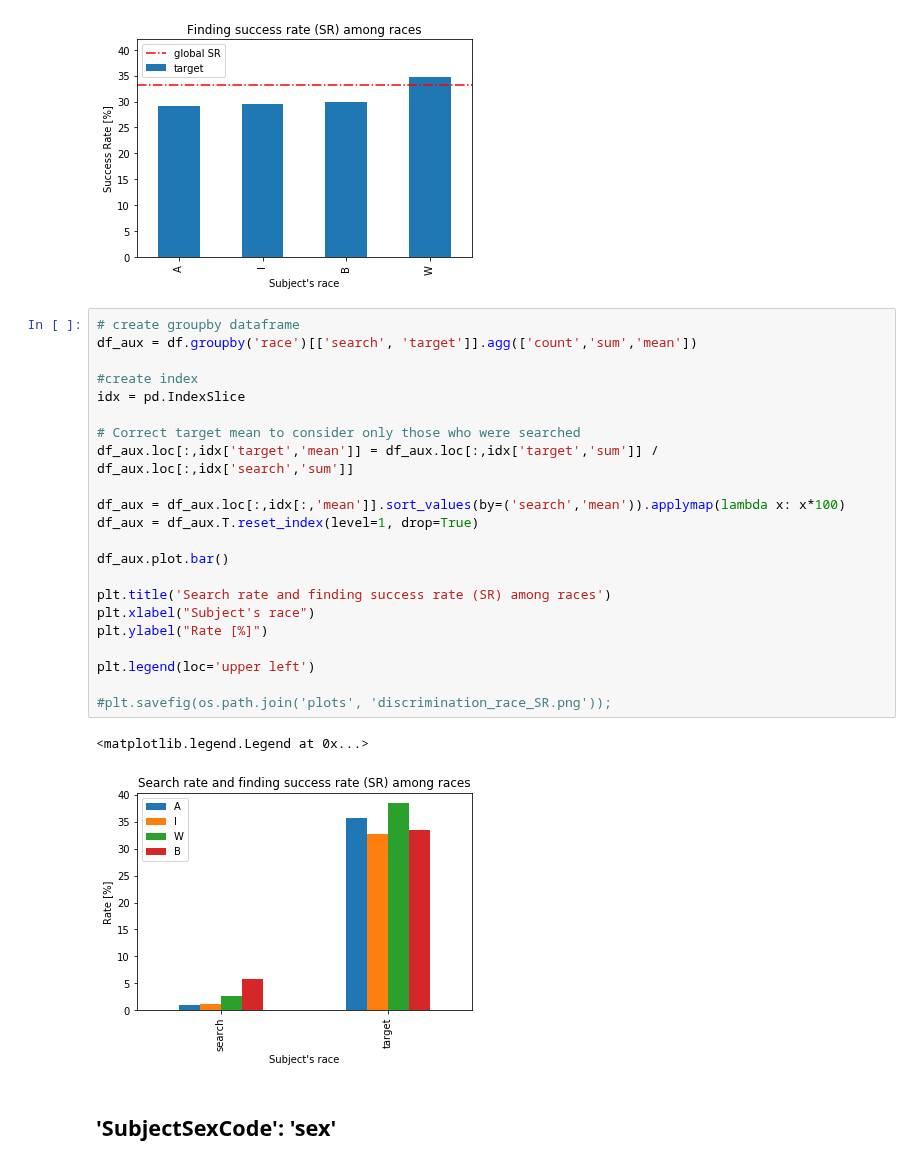
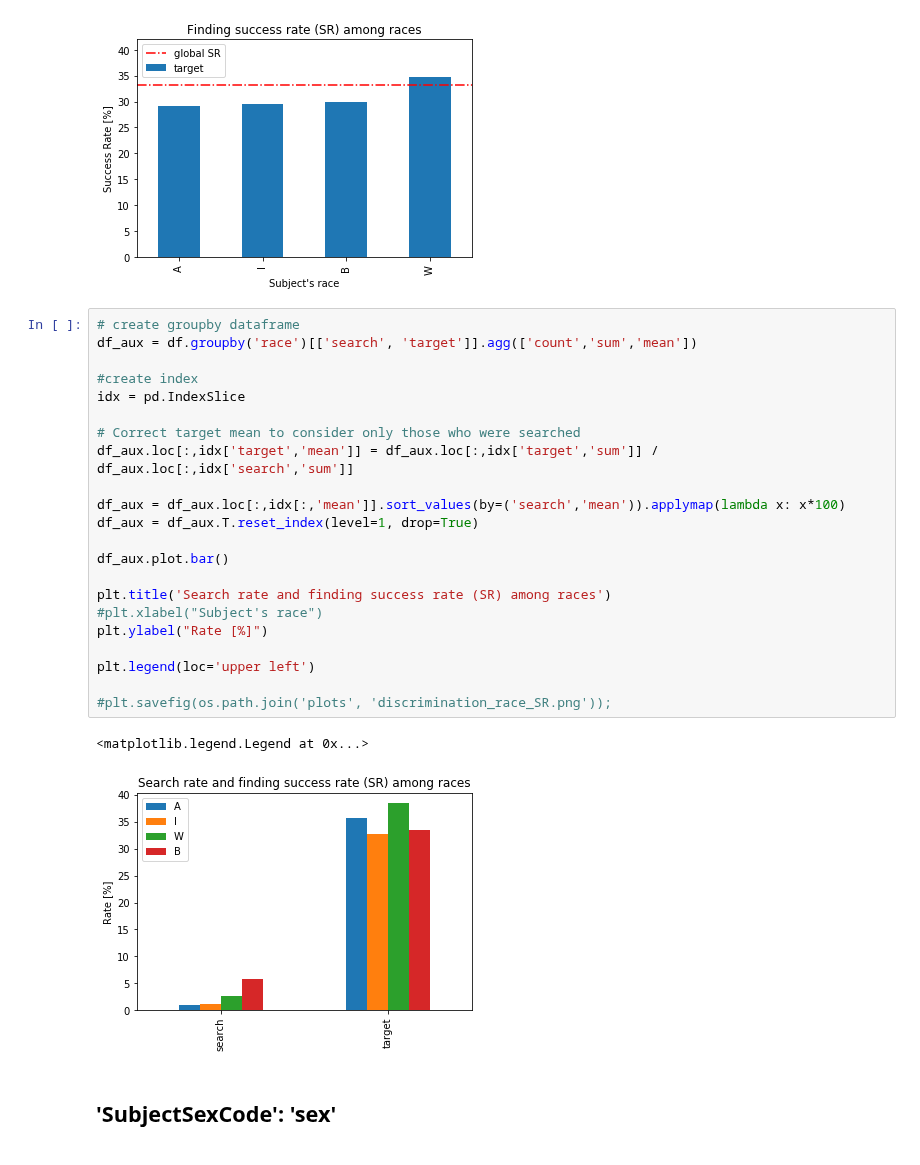
Before and after one commit to jnpicao/LDSSA-batch3-workspace, a Jupyter notebook: Capstone/discrimination_analysis.ipynb, the cells around one changed output. Drawn from its saved outputs; the diff is of its cells as text.

```diff
--- a/Capstone/discrimination_analysis.ipynb
+++ b/Capstone/discrimination_analysis.ipynb
@@ -297,28 +297,28 @@ plt.savefig(os.path.join('plots', 'discrimination_race_SR.png'));
 # %%
 # create groupby dataframe
 df_aux = df.groupby('race')[['search', 'target']].agg(['count','sum','mean'])
 
 #create index
 idx = pd.IndexSlice
 
 # Correct target mean to consider only those who were searched
 df_aux.loc[:,idx['target','mean']] = df_aux.loc[:,idx['target','sum']] / df_aux.loc[:,idx['search','sum']]
 
 df_aux = df_aux.loc[:,idx[:,'mean']].sort_values(by=('search','mean')).applymap(lambda x: x*100)
 df_aux = df_aux.T.reset_index(level=1, drop=True)
 
 df_aux.plot.bar()
 
 plt.title('Search rate and finding success rate (SR) among races')
-plt.xlabel("Subject's race")
+#plt.xlabel("Subject's race")
 plt.ylabel("Rate [%]")
 
 plt.legend(loc='upper left')
 
 #plt.savefig(os.path.join('plots', 'discrimination_race_SR.png'));
 # %% [output]
 <matplotlib.legend.Legend at 0x...>
-[figure, old version]
+[figure, new version]
 # %% [markdown]
 ## 'SubjectSexCode': 'sex'
 # %%
```
Also changed, not shown: parts of 2 cells of this notebook.
